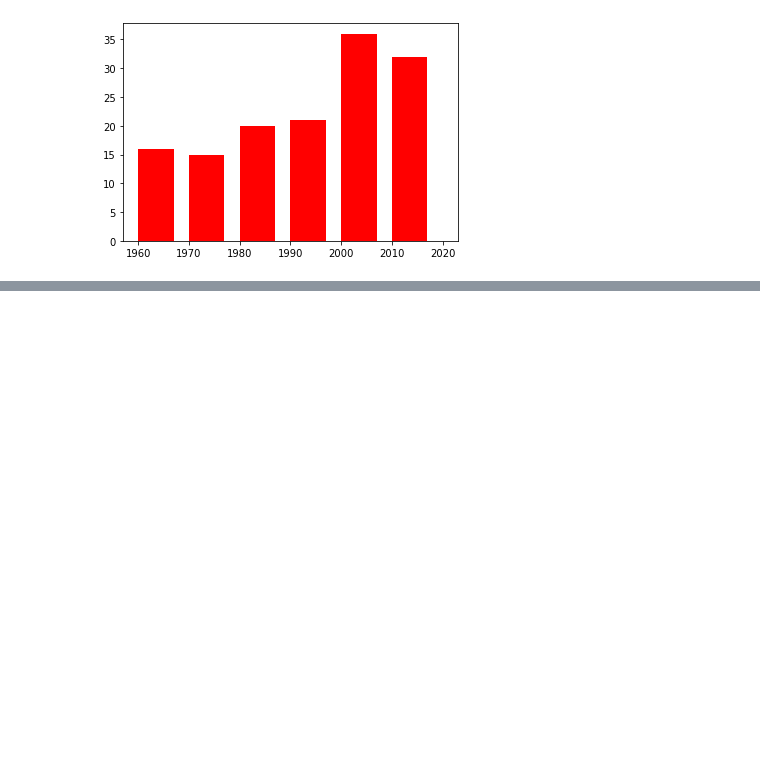
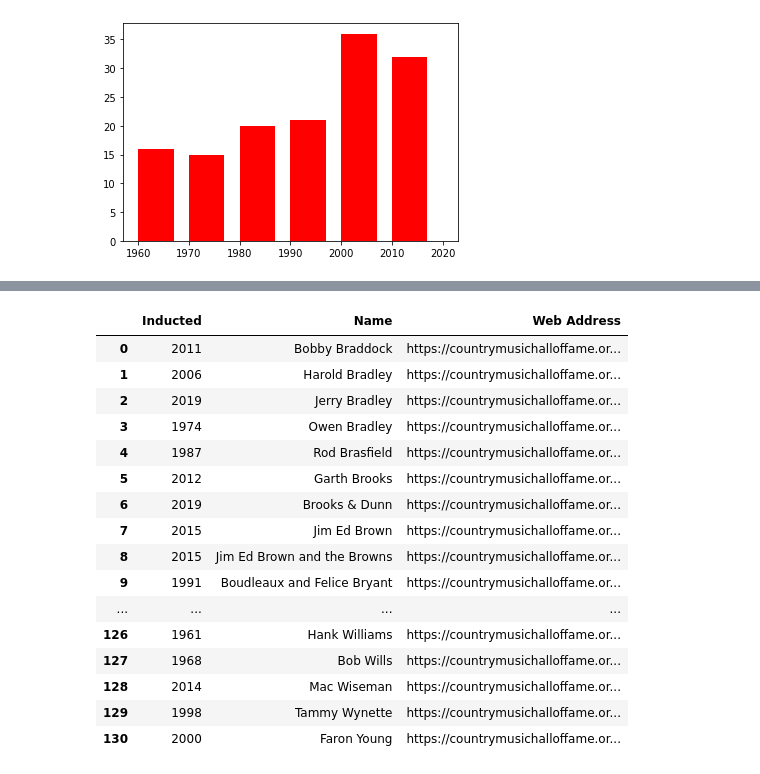
Before and after one commit to treybourgeois/web-scraping-country-music-hof-treybourgeois, a Jupyter notebook: country_music_notebook.ipynb, the cells around one changed output, grey strips where cells are left out. Cells and saved outputs as stored; diff of their text form; code cells hidden in the pictures; blank space fills up the shorter version.

```diff
--- a/country_music_notebook.ipynb
+++ b/country_music_notebook.ipynb
@@ -201,0 +228,7 @@ plt.hist(final_df.Inducted, bins = [1960, 1970, 1980, 1990, 2000, 2010, 2020],co
+# %%
+#testing individual returns for birth,death, and birthplace info.
+w_url = 'https://countrymusichalloffame.org/artist/roy-acuff/'
+response = requests.get(w_url)
+page_html = BeautifulSoup(response.content, 'lxml')
+deets = page_html.find_all('p')
+deets[5].get_text()
@@ -201,0 +237,28 @@ plt.hist(final_df.Inducted, bins = [1960, 1970, 1980, 1990, 2000, 2010, 2020],co
+# %%
+artist_pages = []
+year_pages_dirty = []
+web_address_pages = []
+
+
+
+for i in range(2,17):      # Number of pages plus one, starting on page 2 cause we already did the first page
+    url = 'https://countrymusichalloffame.org/hall-of-fame/members/page/'
+    response = requests.get(url + str(i))
+    soup = BeautifulSoup(response.content, 'lxml')
+    print(url + str(i)) # Watching it print out the url to verify it's working
+
+    a = soup.find_all("div", "vertical-card_content--title") # Containter for artists
+    c = soup.find_all("div", "vertical-card_content--copy") # Container for year
+    d = soup.find_all('div', class_='vertical-card_content') # Container for web address
+
+    for element in a: # Going through each of the containers 'a' and adding name to my artist lists
+        name = element.h3.text
+        artist_pages.append(name)
+
+    for element in c: # Going through each of the containers 'c' and adding year to my year lists
+        year = element.p.text.strip()
+        year_pages_dirty.append(year)
+
+    for element in d: # Going through each of the containers 'd' and adding addresses to my web address lists
+        link = element.a['href']
+        web_address_pages.append(link)
@@ -201,0 +281,28 @@ plt.hist(final_df.Inducted, bins = [1960, 1970, 1980, 1990, 2000, 2010, 2020],co
+# %%
+#teng is a lifesaver :(
+year_pages = []
+
+for x in year_pages_dirty: # Recycling code from before to clean the years
+    year_pages.append(x.replace('Inducted ',''))
+# %%
+hof_dic = {'Inducted': year_pages, 'Name': artist_pages, 'Web Address': web_address_pages}
+hof_df = pd.DataFrame(hof_dic)
+hof_df
+# %% [output]
+|  | Inducted | Name | Web Address |
+| 0 | 2011 | Bobby Braddock | https://countrymusichalloffame.or... |
+| 1 | 2006 | Harold Bradley | https://countrymusichalloffame.or... |
+| 2 | 2019 | Jerry Bradley | https://countrymusichalloffame.or... |
+| 3 | 1974 | Owen Bradley | https://countrymusichalloffame.or... |
+| 4 | 1987 | Rod Brasfield | https://countrymusichalloffame.or... |
+| 5 | 2012 | Garth Brooks | https://countrymusichalloffame.or... |
+| 6 | 2019 | Brooks & Dunn | https://countrymusichalloffame.or... |
+| 7 | 2015 | Jim Ed Brown | https://countrymusichalloffame.or... |
+| 8 | 2015 | Jim Ed Brown and the Browns | https://countrymusichalloffame.or... |
+| 9 | 1991 | Boudleaux and Felice Bryant | https://countrymusichalloffame.or... |
+| ... | ... | ... | ... |
+| 126 | 1961 | Hank Williams | https://countrymusichalloffame.or... |
+| 127 | 1968 | Bob Wills | https://countrymusichalloffame.or... |
+| 128 | 2014 | Mac Wiseman | https://countrymusichalloffame.or... |
+| 129 | 1998 | Tammy Wynette | https://countrymusichalloffame.or... |
+| 130 | 2000 | Faron Young | https://countrymusichalloffame.or... |
```
Also changed, not shown: parts of 16 cells of this notebook.
